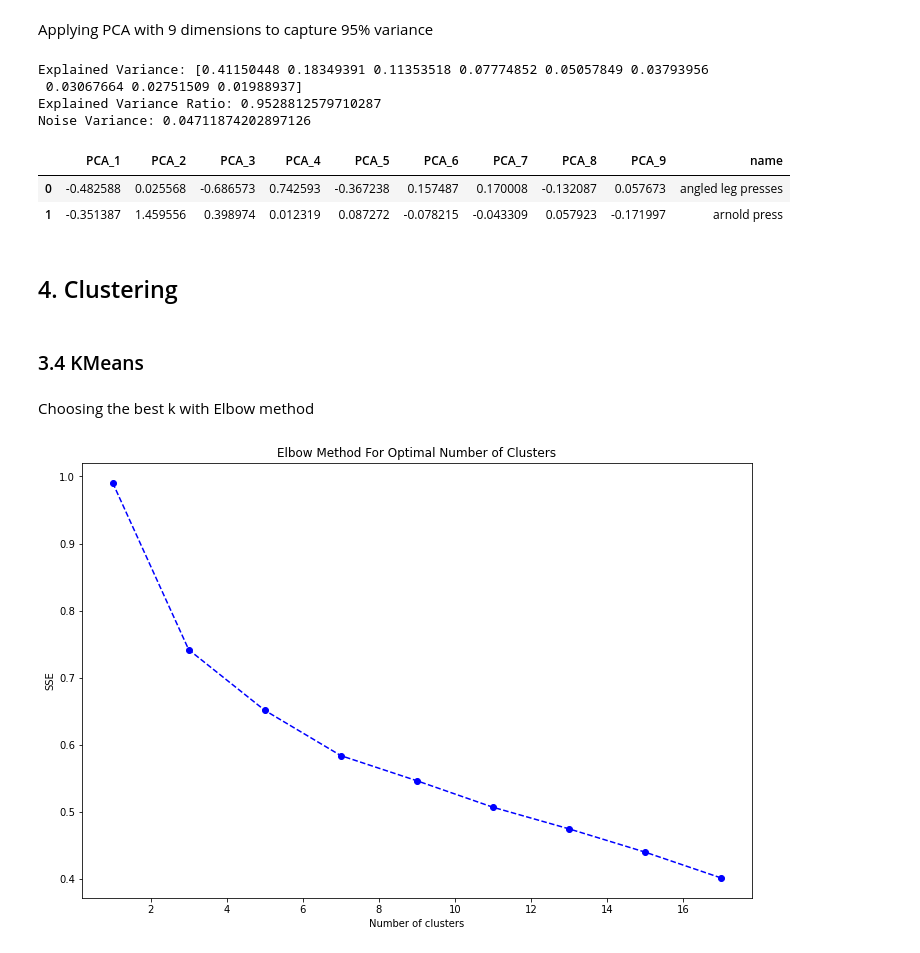
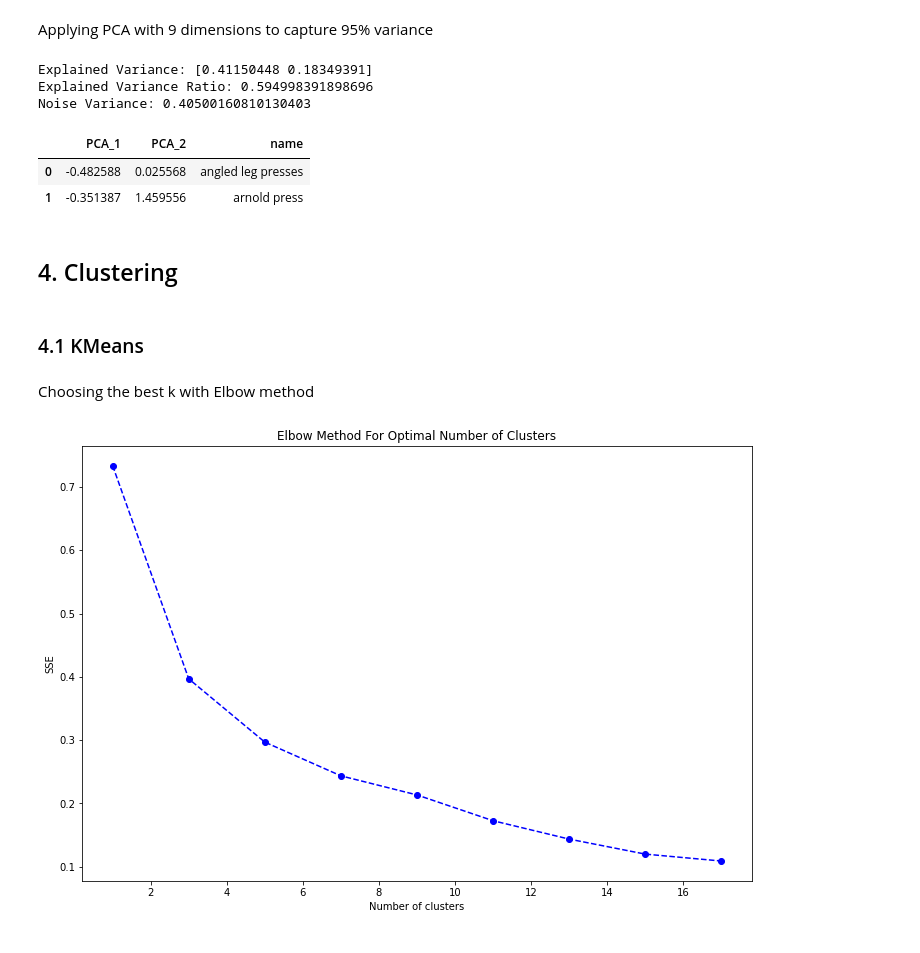
Before and after one commit to vineetver/Pose, a Jupyter notebook: Pose.ipynb, the cells around one changed output. Cells and saved outputs as stored; diff of their text form; code cells hidden in the pictures.

```diff
--- a/Pose.ipynb
+++ b/Pose.ipynb
@@ -297,31 +300,30 @@ plt.show()
 # %% [markdown]
 Applying PCA with 9 dimensions to capture 95% variance
 # %%
-pca = PCA(n_components = 9)
+pca = PCA(n_components = 2)
 pca.fit(X)
 reduced_pca = pca.transform(X)
 
 print(f'Explained Variance: {pca.explained_variance_ratio_}')
 print(f'Explained Variance Ratio: {pca.explained_variance_ratio_.sum()}')
 print(f'Noise Variance: {1 - pca.explained_variance_ratio_.sum()}')
 
 ## Create new dataframe with reduced data
 reduced_pca = pd.DataFrame(reduced_pca)
-reduced_pca.columns = ['PCA_1', 'PCA_2', 'PCA_3', 'PCA_4', 'PCA_5', 'PCA_6', 'PCA_7', 'PCA_8', 'PCA_9']
+reduced_pca.columns = ['PCA_1', 'PCA_2']
 reduced_pca['name'] = df_copy['name'] ## Adding name column back to dataframe
 reduced_pca.head(2)
 # %% [output]
-Explained Variance: [0.41150448 0.18349391 0.11353518 0.07774852 0.05057849 0.03793956
- 0.03067664 0.02751509 0.01988937]
-Explained Variance Ratio: 0.9528812579710287
-Noise Variance: 0.04711874202897126
+Explained Variance: [0.41150448 0.18349391]
+Explained Variance Ratio: 0.594998391898696
+Noise Variance: 0.40500160810130403
-|  | PCA_1 | PCA_2 | PCA_3 | PCA_4 | PCA_5 | PCA_6 | PCA_7 | PCA_8 | PCA_9 | name |
-| 0 | -0.482588 | 0.025568 | -0.686573 | 0.742593 | -0.367238 | 0.157487 | 0.170008 | -0.132087 | 0.057673 | angled leg presses |
-| 1 | -0.351387 | 1.459556 | 0.398974 | 0.012319 | 0.087272 | -0.078215 | -0.043309 | 0.057923 | -0.171997 | arnold press |
+|  | PCA_1 | PCA_2 | name |
+| 0 | -0.482588 | 0.025568 | angled leg presses |
+| 1 | -0.351387 | 1.459556 | arnold press |
 # %% [markdown]
 ## 4. Clustering
 # %% [markdown]
-### 3.4 KMeans
+### 4.1 KMeans
 # %% [markdown]
 Choosing the best k with Elbow method
 # %%
@@ -344,5 +346,5 @@ plt.xlabel('Number of clusters')
 plt.ylabel('SSE')
 plt.show()
 # %% [output]
-[figure, old version]
+[figure, new version]
 # %%
```
Also changed, not shown: parts of 7 cells of this notebook, 1 other file.
